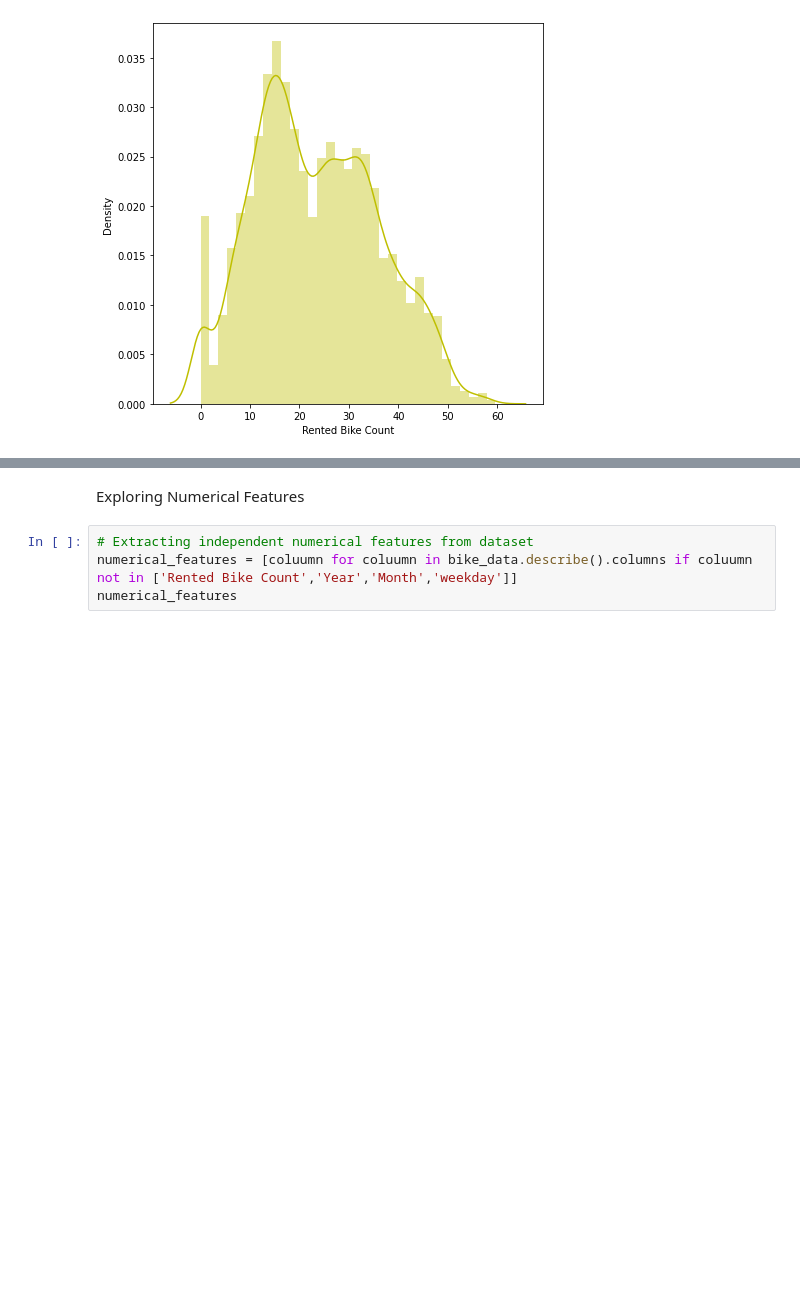
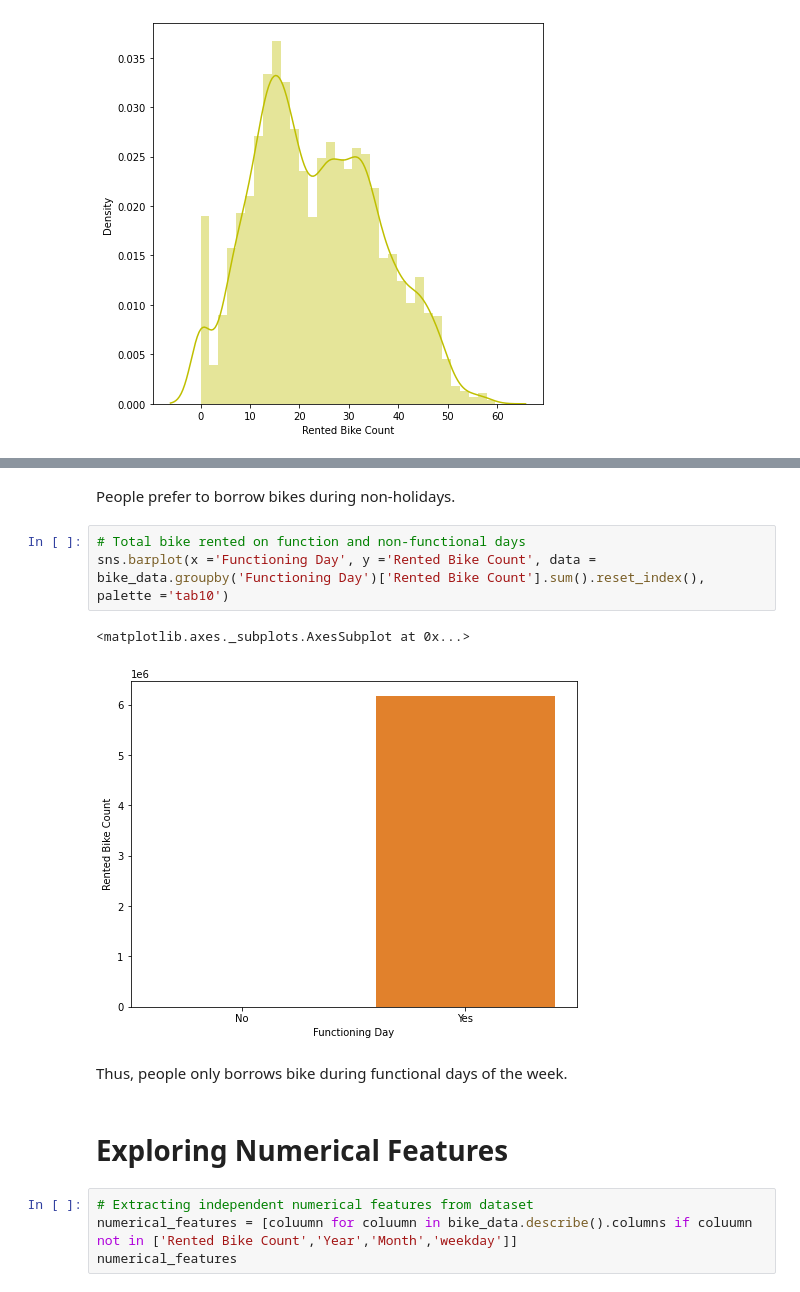
Before and after one commit to shubham-bhadouria/-Seoul-Bike-Sharing-Demand-Prediction, a Jupyter notebook: Copy_of_Copy_of_Bike_Sharing_Demand_Prediction_Capstone_Project.ipynb, the cells around one changed output, grey strips where cells are left out. Cells and saved outputs as stored; diff of their text form; blank space fills up the shorter version.

```diff
--- a/Copy_of_Copy_of_Bike_Sharing_Demand_Prediction_Capstone_Project.ipynb
+++ b/Copy_of_Copy_of_Bike_Sharing_Demand_Prediction_Capstone_Project.ipynb
@@ -242,5 +269,15 @@ sns.distplot(np.sqrt(bike_data['Rented Bike Count']),color="y")
+# %% [markdown]
+People prefer to borrow bikes during non-holidays.
+# %%
+# Total bike rented on function and non-functional days
+sns.barplot(x ='Functioning Day', y ='Rented Bike Count', data = bike_data.groupby('Functioning Day')['Rented Bike Count'].sum().reset_index(), palette ='tab10')
+# %% [output]
+<matplotlib.axes._subplots.AxesSubplot at 0x...>
+[figure, added]
+# %% [markdown]
+Thus, people only borrows bike during functional days of the week.
 # %% [markdown]
-Exploring Numerical Features
+# Exploring Numerical Features
 # %%
 # Extracting independent numerical features from dataset
 numerical_features = [coluumn for coluumn in bike_data.describe().columns if coluumn not in ['Rented Bike Count','Year','Month','weekday']]
```
Also changed, not shown: parts of 12 cells of this notebook.
